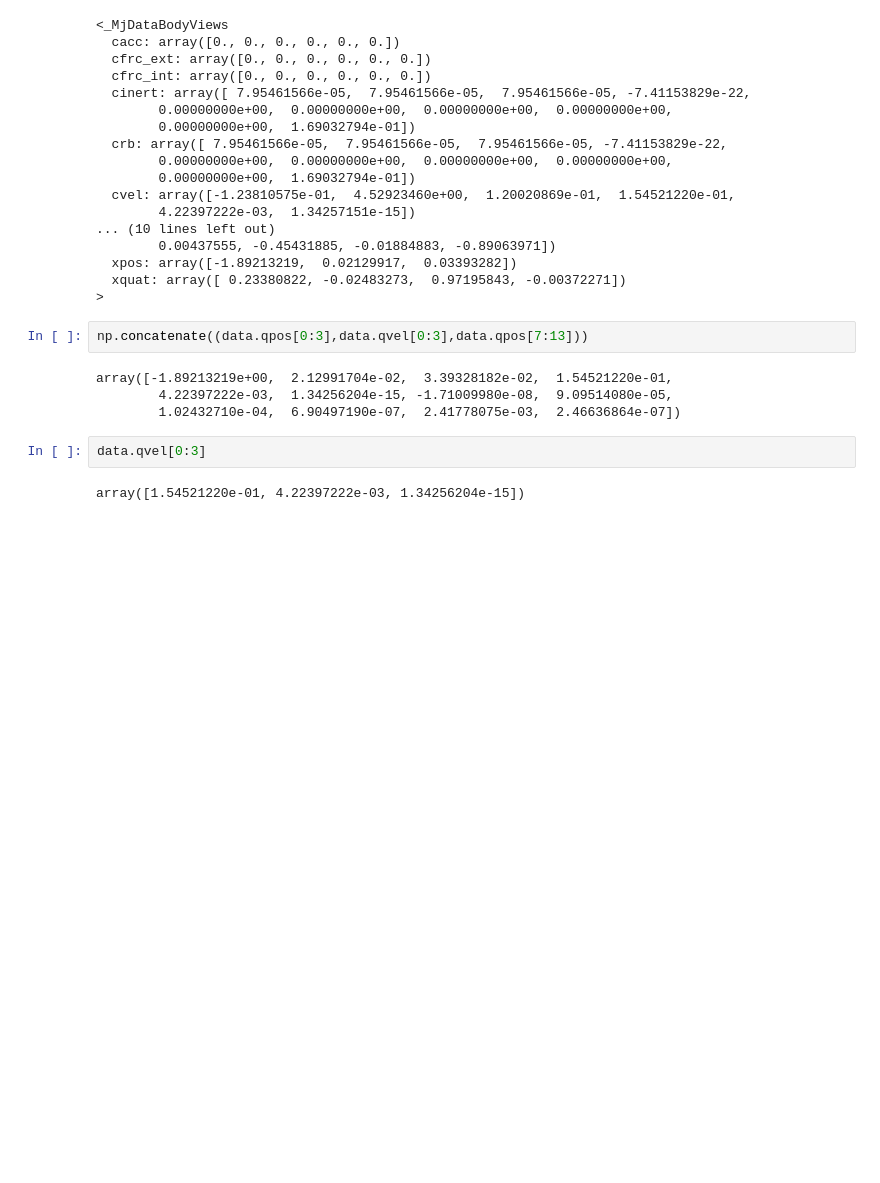
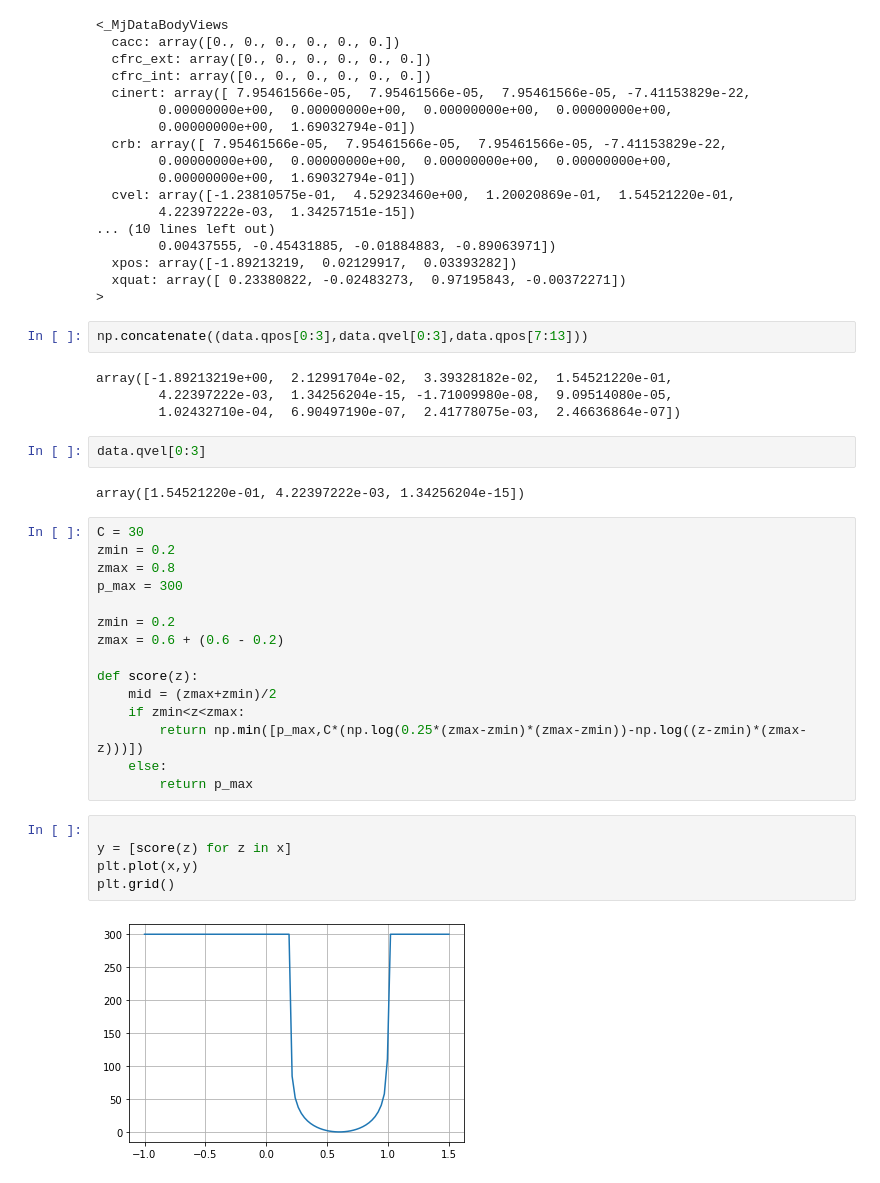
Before and after one commit to LuanGBR/Kuka_RL_Control, a Jupyter notebook: PD_tuninnig.ipynb, the cells around one changed output. Drawn from its saved outputs; the diff is of its cells as text; blank space fills up the shorter version.

```diff
--- a/PD_tuninnig.ipynb
+++ b/PD_tuninnig.ipynb
@@ -661,3 +661,25 @@ array([-1.89213219e+00,  2.12991704e-02,  3.39328182e-02,  1.54521220e-01,
 data.qvel[0:3]
 # %% [output]
 array([1.54521220e-01, 4.22397222e-03, 1.34256204e-15])
+# %%
+C = 30
+zmin = 0.2
+zmax = 0.8
+p_max = 300
+
+zmin = 0.2
+zmax = 0.6 + (0.6 - 0.2)
+
+def score(z):
+    mid = (zmax+zmin)/2
+    if zmin<z<zmax:
+        return np.min([p_max,C*(np.log(0.25*(zmax-zmin)*(zmax-zmin))-np.log((z-zmin)*(zmax-z)))])
+    else:
+        return p_max
+# %%
+
+y = [score(z) for z in x]
+plt.plot(x,y)
+plt.grid()
+# %% [output]
+[figure, added]
```
Also changed, not shown: parts of 2 cells of this notebook, 4 other files.
